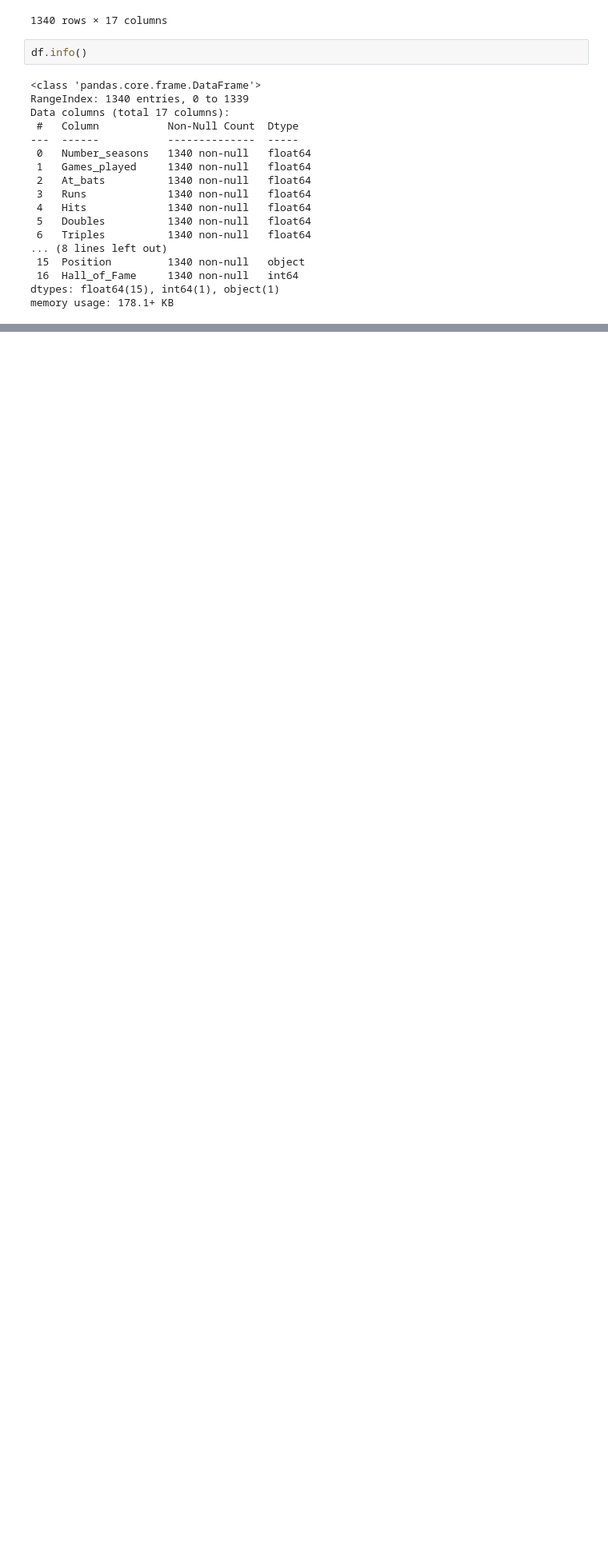
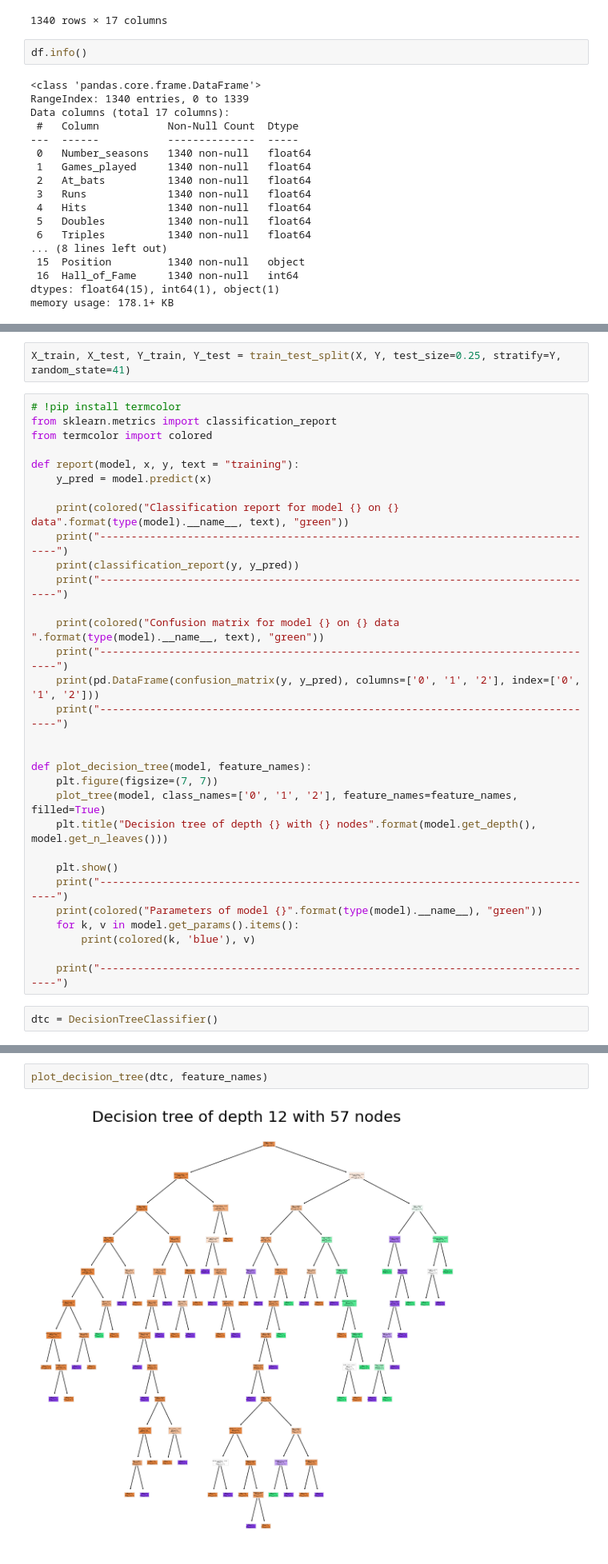
Before and after one commit to MATF-istrazivanje-podataka-1/2023_Data_Mining_Baseball_Dataset, a Jupyter notebook: Stabla odlucivanja.ipynb, the cells around one changed output, grey strips where cells are left out. Shown: that part at 80% size. Drawn from its saved outputs; the diff is of its cells as text; blank space fills up the shorter version.

```diff
--- a/Stabla odlucivanja.ipynb
+++ b/Stabla odlucivanja.ipynb
@@ -40,0 +72,35 @@ memory usage: 178.1+ KB
+# %%
+X_train, X_test, Y_train, Y_test = train_test_split(X, Y, test_size=0.25, stratify=Y, random_state=41)
+# %%
+# !pip install termcolor
+from sklearn.metrics import classification_report
+from termcolor import colored
+
+def report(model, x, y, text = "training"):
+    y_pred = model.predict(x)
+
+    print(colored("Classification report for model {} on {} data".format(type(model).__name__, text), "green"))
+    print("---------------------------------------------------------------------------------")
+    print(classification_report(y, y_pred))
+    print("---------------------------------------------------------------------------------")
+
+    print(colored("Confusion matrix for model {} on {} data ".format(type(model).__name__, text), "green"))
+    print("---------------------------------------------------------------------------------")
+    print(pd.DataFrame(confusion_matrix(y, y_pred), columns=['0', '1', '2'], index=['0', '1', '2']))
+    print("---------------------------------------------------------------------------------")
+
+
+def plot_decision_tree(model, feature_names):
+    plt.figure(figsize=(7, 7))
+    plot_tree(model, class_names=['0', '1', '2'], feature_names=feature_names, filled=True)
+    plt.title("Decision tree of depth {} with {} nodes".format(model.get_depth(), model.get_n_leaves()))
+
+    plt.show()
+    print("---------------------------------------------------------------------------------")
+    print(colored("Parameters of model {}".format(type(model).__name__), "green"))
+    for k, v in model.get_params().items():
+        print(colored(k, 'blue'), v)
+
+    print("---------------------------------------------------------------------------------")
+# %%
+dtc = DecisionTreeClassifier()
@@ -40,0 +111,4 @@ memory usage: 178.1+ KB
+# %%
+plot_decision_tree(dtc, feature_names)
+# %% [output]
+[figure, added]
```
Also changed, not shown: parts of 20 cells of this notebook.
